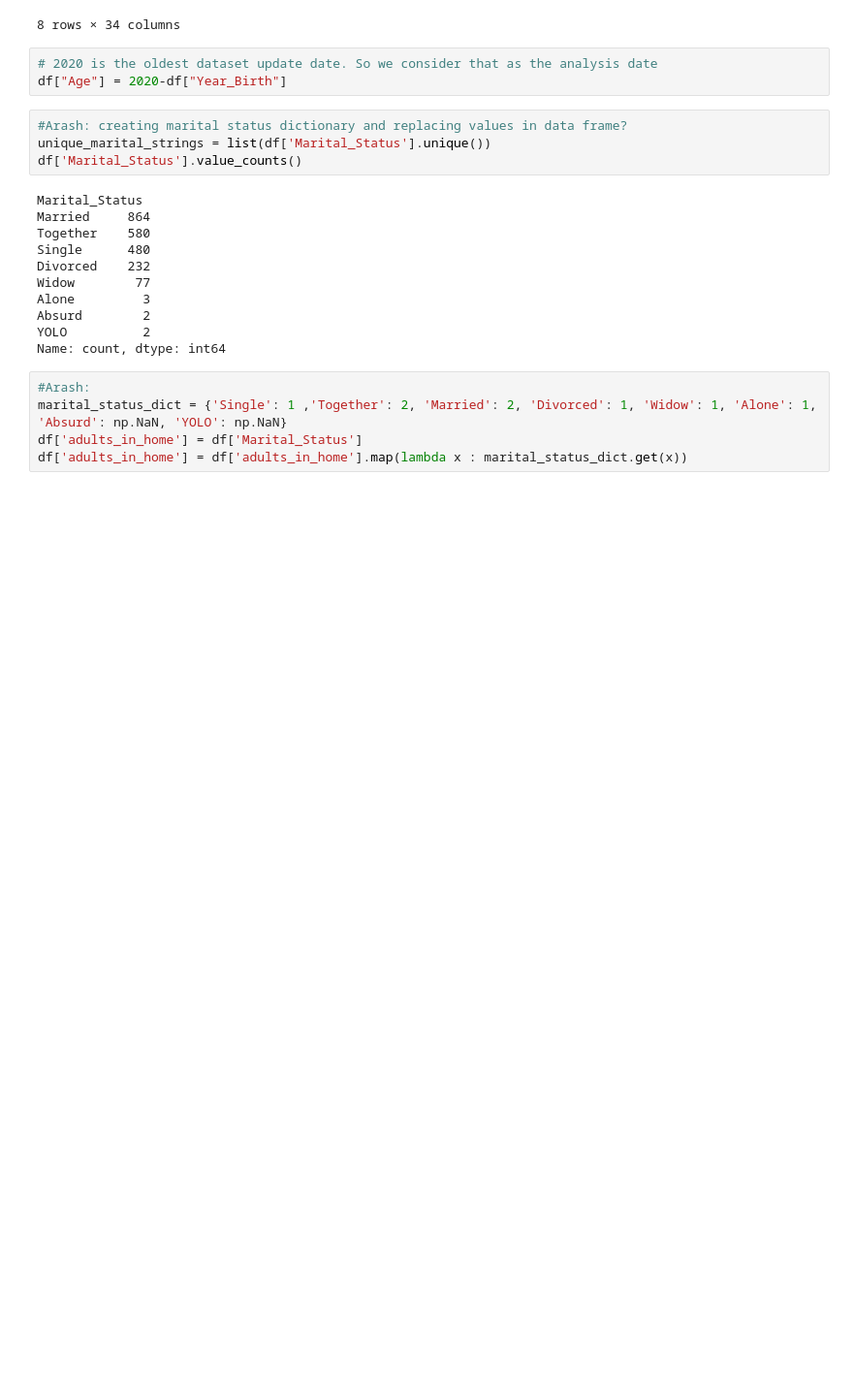
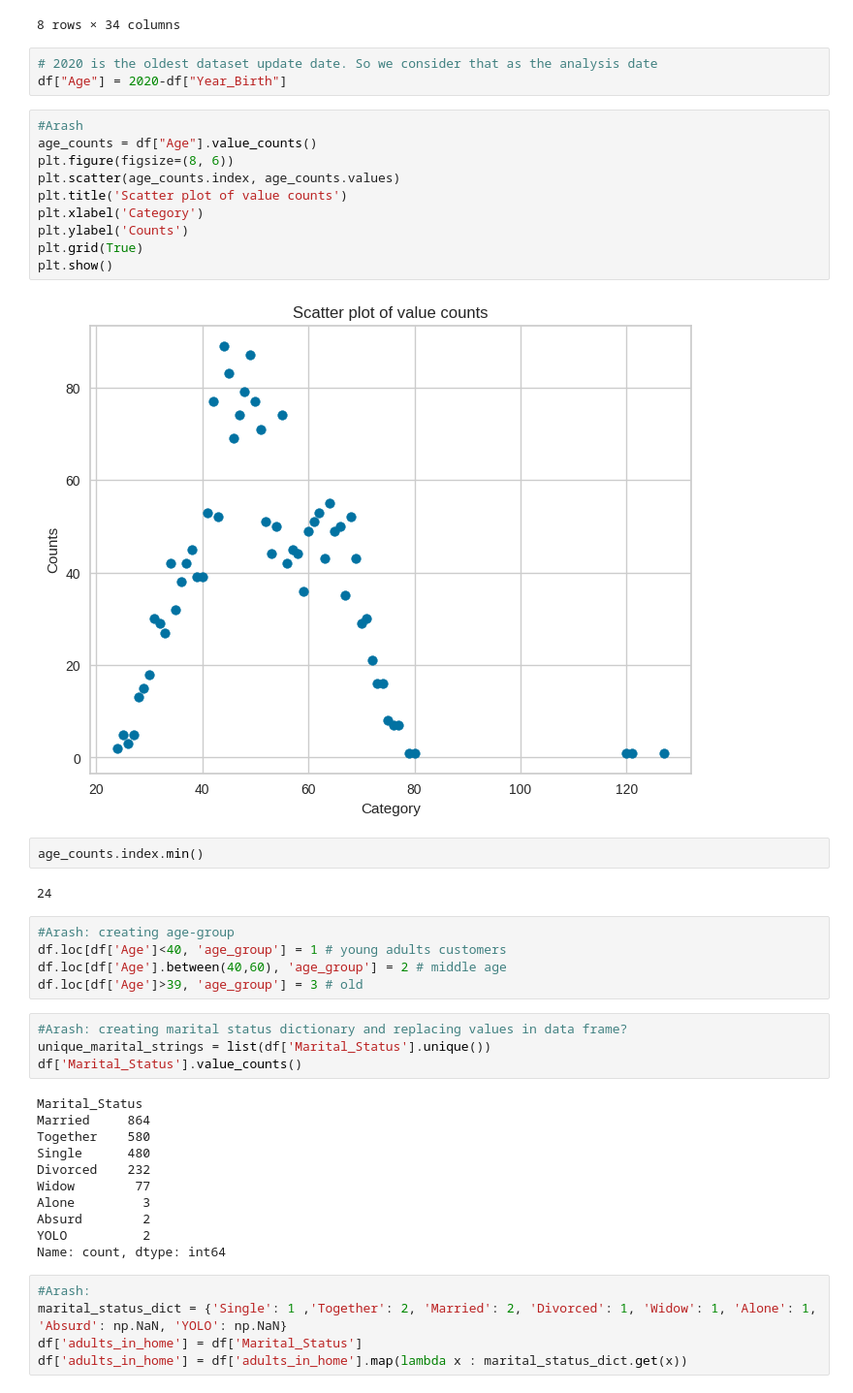
Before and after one commit to Mobusshar/data-mining-project-msc-oulu-2024, a Jupyter notebook: main_code.ipynb, the cells around one changed output. Shown at 97% size. Drawn from its saved outputs; the diff is of its cells as text; blank space fills up the shorter version.

```diff
--- a/main_code.ipynb
+++ b/main_code.ipynb
@@ -297,6 +297,27 @@ df.describe()
 # %%
 # 2020 is the oldest dataset update date. So we consider that as the analysis date
 df["Age"] = 2020-df["Year_Birth"]
+# %%
+#Arash
+age_counts = df["Age"].value_counts()
+plt.figure(figsize=(8, 6))
+plt.scatter(age_counts.index, age_counts.values)
+plt.title('Scatter plot of value counts')
+plt.xlabel('Category')
+plt.ylabel('Counts')
+plt.grid(True)
+plt.show()
+# %% [output]
+[figure, added]
+# %%
+age_counts.index.min()
+# %% [output]
+24
+# %%
+#Arash: creating age-group
+df.loc[df['Age']<40, 'age_group'] = 1 # young adults customers
+df.loc[df['Age'].between(40,60), 'age_group'] = 2 # middle age
+df.loc[df['Age']>39, 'age_group'] = 3 # old
 # %%
 #Arash: creating marital status dictionary and replacing values in data frame?
 unique_marital_strings = list(df['Marital_Status'].unique())
```
Also changed, not shown: parts of 47 cells of this notebook.
